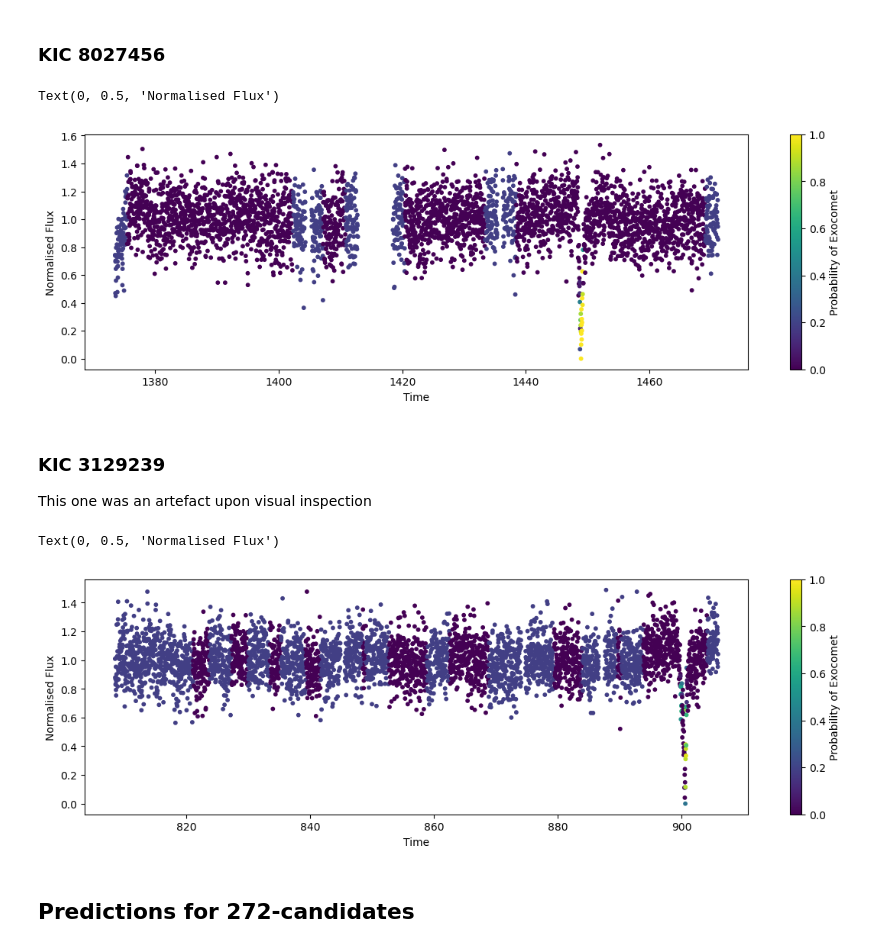
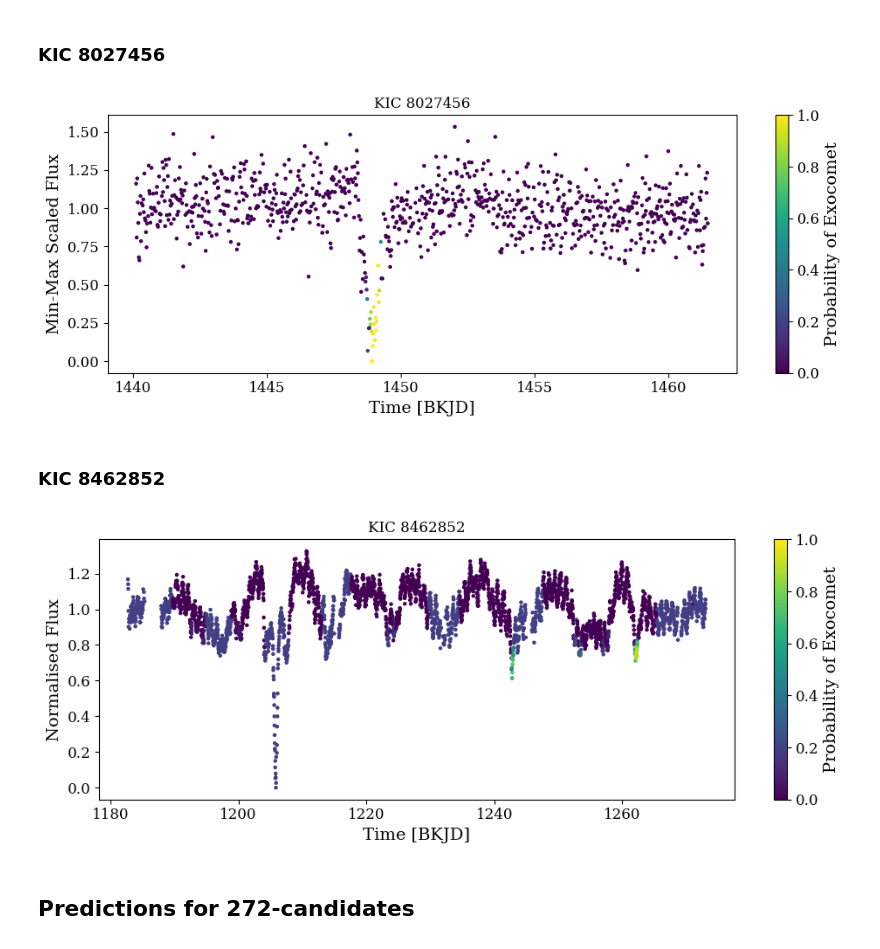
Before and after one commit to azibn/nets2, a Jupyter notebook: notebooks/CNN.ipynb, the cells around one changed output. Cells and saved outputs as stored; diff of their text form; code cells hidden in the pictures.

```diff
--- a/notebooks/CNN.ipynb
+++ b/notebooks/CNN.ipynb
@@ -21,3 +21,9 @@ print(tf.config.list_physical_devices())
+# %%
+plt.rc('font', family='serif')
+plt.rc('xtick', labelsize='large')
+plt.rc('ytick', labelsize='large')
+plt.rc('text',usetex=False)
+plt.rcParams['axes.labelsize'] = 14
 # %%
 cadences = 168
 frac_balance = 0.6
@@ -88,3 +70,3 @@ No second class to calculate imbalance.
 # %%
-cdips = stella.FlareDataSet(fn_dir='/Users/azib/Documents/open_source/nets2/models/cdips/',
-                         catalog='/Users/azib/Documents/open_source/nets2/catalogs/cdips.txt',cadences=cadences,frac_balance=1)
+svc = stella.FlareDataSet(fn_dir='/Users/azib/Documents/open_source/nets2/models/svc/',
+                         catalog='/Users/azib/Documents/open_source/nets2/catalogs/svc.txt',cadences=cadences,frac_balance=1)
@@ -680,30 +688,32 @@ lc = lc[lc.quality.value == 0]
 # %%
 f = np.array((lc.flux.value/np.nanmedian(lc.flux.value)) - 1)
 f = np.array(f / np.nanstd((lc.flux.value/np.nanmedian(lc.flux.value))-1))
 f = f + 1
 f = f[~np.isnan(f)]
 f = (f - np.min(f)) / (np.max(f) - np.min(f))
 
 cnn.predict(modelname=modelname,
             times=lc.time.value[0:-1],
             fluxes=f,
             errs=lc.flux_err.value[0:-1])
 
-plt.figure(figsize=(14,4))
-plt.scatter(cnn.predict_time[0], cnn.predict_flux[0],
-            c=cnn.predictions[0], vmin=0, vmax=1,s=10)
+plt.figure(figsize=(10,4))
+plt.scatter(cnn.predict_time[0][2500:3400], cnn.predict_flux[0][2500:3400],
+            c=cnn.predictions[0][2500:3400], vmin=0, vmax=1,s=5)
 plt.colorbar(label='Probability of Exocomet')
+plt.title('KIC 8027456')
 #plt.axvline(cnn.predict_time[0][np.argmax(cnn.predictions)],color='red',linestyle='--',zorder=1)
-plt.xlabel('Time')
-plt.ylabel('Normalised Flux')
+plt.xlabel('Time [BKJD]')
+plt.ylabel('Min-Max Scaled Flux')
+plt.gcf().patch.set_alpha(0.5)
+plt.tight_layout()
+plt.savefig('kic80274562.png',dpi=300,bbox_inches='tight')
 # %% [output]
-Text(0, 0.5, 'Normalised Flux')
-[figure, old version]
+[figure, new version]
 # %% [markdown]
-### KIC 3129239
-This one was an artefact upon visual inspection
+### KIC 8462852
 # %%
-lc = lk.search_lightcurve('KIC 3129239')[7].download()
+lc = lk.search_lightcurve('KIC 8462852')[13].download()
 lc = lc[lc.quality.value == 0]
 
 f = np.array((lc.flux.value/np.nanmedian(lc.flux.value)) - 1)
@@ -717,16 +727,19 @@ cnn.predict(modelname=modelname,
             fluxes=f,
             errs=lc.flux_err.value[0:-1])
 
-plt.figure(figsize=(14,4))
+plt.figure(figsize=(10,4))
 plt.scatter(cnn.predict_time[0], cnn.predict_flux[0],
-            c=cnn.predictions[0], vmin=0, vmax=1,s=10)
+            c=cnn.predictions[0], vmin=0, vmax=1,s=5)
 plt.colorbar(label='Probability of Exocomet')
+plt.title('KIC 8462852')
 #plt.axvline(cnn.predict_time[0][np.argmax(cnn.predictions)],color='red',linestyle='--',zorder=1)
-plt.xlabel('Time')
+plt.xlabel('Time [BKJD]')
 plt.ylabel('Normalised Flux')
+plt.gcf().patch.set_alpha(0.5)
+plt.tight_layout()
+plt.savefig('kic8462852.png',dpi=300,bbox_inches='tight')
 # %% [output]
-Text(0, 0.5, 'Normalised Flux')
-[figure, old version]
+[figure, new version]
 # %% [markdown]
 ## Predictions for 272-candidates
 # %%
```
Also changed, not shown: parts of 19 cells of this notebook, 3 other files.
